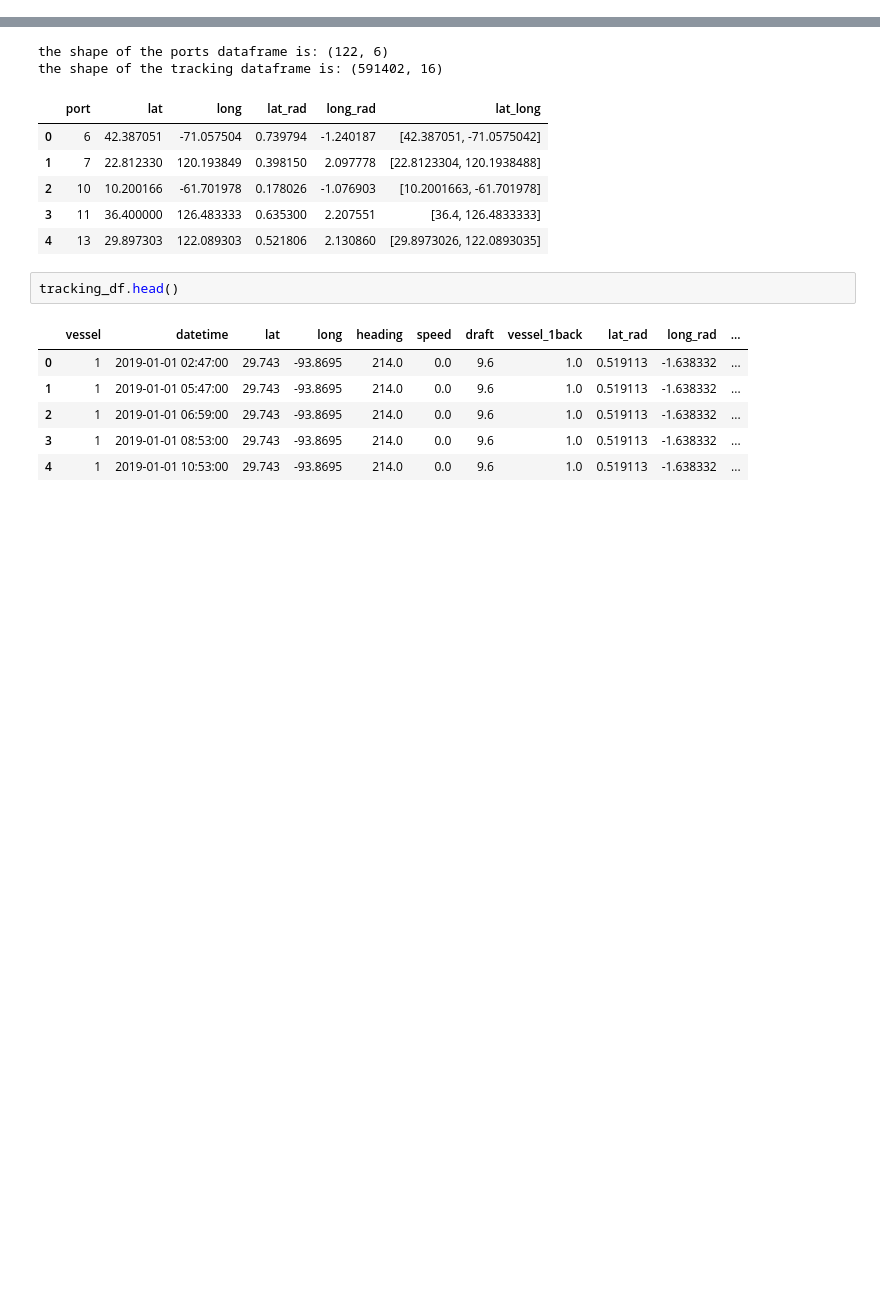
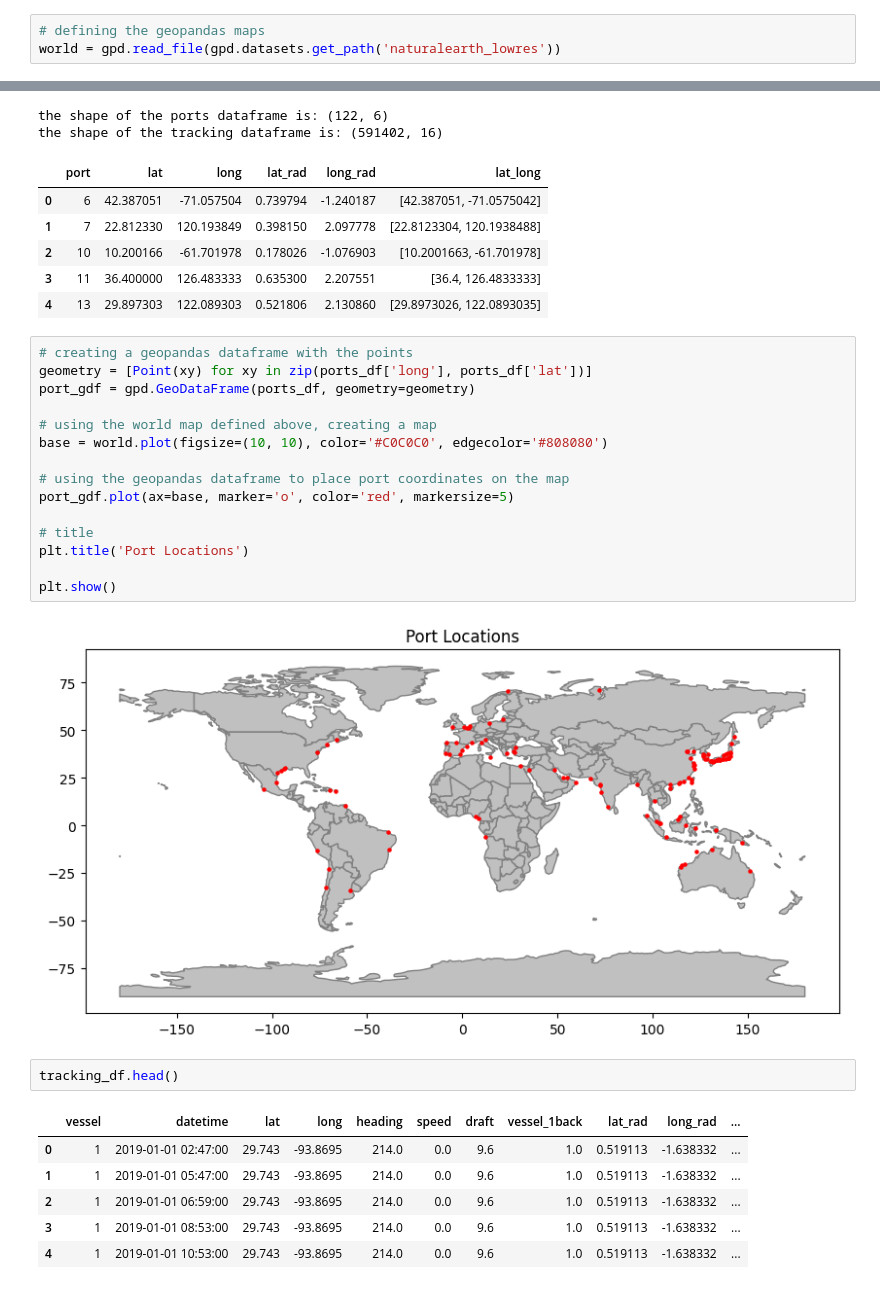
Before and after one commit to yaobviously/sym-cargo, a Jupyter notebook: sym_cargo_2023.ipynb, the cells around one changed output, grey strips where cells are left out. Cells and saved outputs as stored; diff of their text form; blank space fills up the shorter version.

Commit message:
added geopandas and created a function to plot vessel routes. i did similar for EDA with plotly, but did similar with geopandas to make the notebook more legible.

```diff
--- a/sym_cargo_2023.ipynb
+++ b/sym_cargo_2023.ipynb
@@ -27,6 +30,9 @@ from helper_funcs import (wrangle, vincenty_distance, nearest_port, train_dbscan
 
 
 warnings.filterwarnings("ignore")
+# %%
+# defining the geopandas maps
+world = gpd.read_file(gpd.datasets.get_path('naturalearth_lowres'))
 # %%
 port_file = 'data/ports.csv'
 tracking_file = 'data/tracking.csv'
@@ -46,6 +52,23 @@ the shape of the tracking dataframe is: (591402, 16)
 | 2 | 10 | 10.200166 | -61.701978 | 0.178026 | -1.076903 | [10.2001663, -61.701978] |
 | 3 | 11 | 36.400000 | 126.483333 | 0.635300 | 2.207551 | [36.4, 126.4833333] |
 | 4 | 13 | 29.897303 | 122.089303 | 0.521806 | 2.130860 | [29.8973026, 122.0893035] |
+# %%
+# creating a geopandas dataframe with the points
+geometry = [Point(xy) for xy in zip(ports_df['long'], ports_df['lat'])]
+port_gdf = gpd.GeoDataFrame(ports_df, geometry=geometry)
+
+# using the world map defined above, creating a map
+base = world.plot(figsize=(10, 10), color='#C0C0C0', edgecolor='#808080')
+
+# using the geopandas dataframe to place port coordinates on the map
+port_gdf.plot(ax=base, marker='o', color='red', markersize=5)
+
+# title
+plt.title('Port Locations')
+
+plt.show()
+# %% [output]
+[figure, added]
 # %%
 tracking_df.head()
 # %% [output]
```
Also changed, not shown: parts of 3 cells of this notebook, 2 other files.
